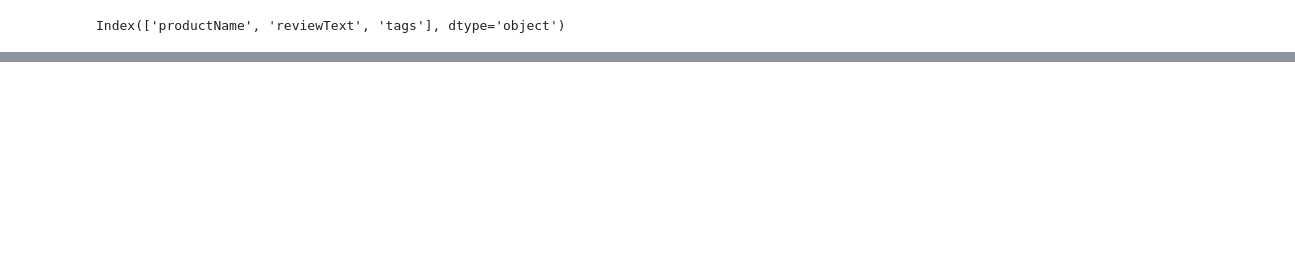
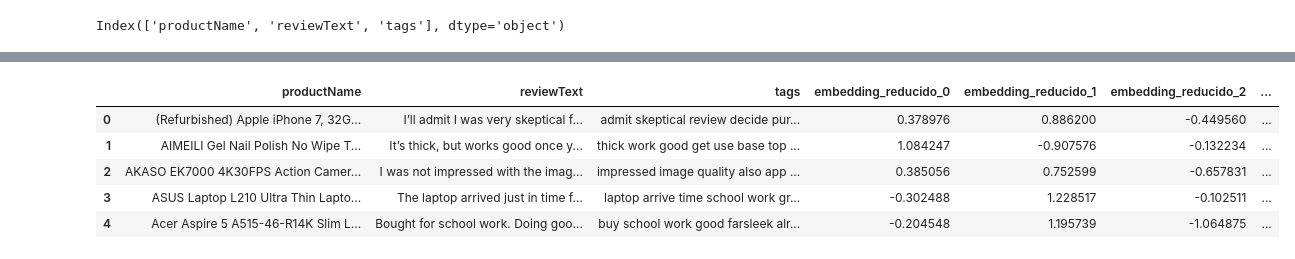
Before and after one commit to fdzvictor/lab2semana11, a Jupyter notebook: modulo09-leccion06-nlp-LAB.ipynb, the cells around one changed output, grey strips where cells are left out. Drawn from its saved outputs; the diff is of its cells as text; code cells hidden in the pictures; blank space fills up the shorter version.

```diff
--- a/modulo09-leccion06-nlp-LAB.ipynb
+++ b/modulo09-leccion06-nlp-LAB.ipynb
@@ -354,0 +446,24 @@ Passing `palette` without assigning `hue` is deprecated and will be removed in v
+# %%
+from sklearn.decomposition import PCA
+
+columnas_embeddings = df_embeddings.columns.difference(["productName","reviewText","tags"])
+
+
+pca = PCA(n_components=50)
+embeddings_reducidos = pca.fit_transform(df_embeddings[columnas_embeddings].values)
+
+
+nuevas_columnas = [f"embedding_reducido_{i}" for i in range(50)]
+df_reducido = pd.DataFrame(embeddings_reducidos, columns = nuevas_columnas, index = df_embeddings.index)
+
+df_resto = df_embeddings.drop(columns = columnas_embeddings)
+df_fin = pd.concat([df_resto, df_reducido], axis = 1)
+# %%
+df_fin.head()
+# %% [output]
+|  | productName | reviewText | tags | embedding_reducido_0 | embedding_reducido_1 | embedding_reducido_2 | ... |
+| 0 | (Refurbished) Apple iPhone 7, 32G... | I’ll admit I was very skeptical f... | admit skeptical review decide pur... | 0.378976 | 0.886200 | -0.449560 | ... |
+| 1 | AIMEILI Gel Nail Polish No Wipe T... | It’s thick, but works good once y... | thick work good get use base top ... | 1.084247 | -0.907576 | -0.132234 | ... |
+| 2 | AKASO EK7000 4K30FPS Action Camer... | I was not impressed with the imag... | impressed image quality also app ... | 0.385056 | 0.752599 | -0.657831 | ... |
+| 3 | ASUS Laptop L210 Ultra Thin Lapto... | The laptop arrived just in time f... | laptop arrive time school work gr... | -0.302488 | 1.228517 | -0.102511 | ... |
+| 4 | Acer Aspire 5 A515-46-R14K Slim L... | Bought for school work. Doing goo... | buy school work good farsleek alr... | -0.204548 | 1.195739 | -1.064875 | ... |
```
Also changed, not shown: parts of 37 cells of this notebook.
